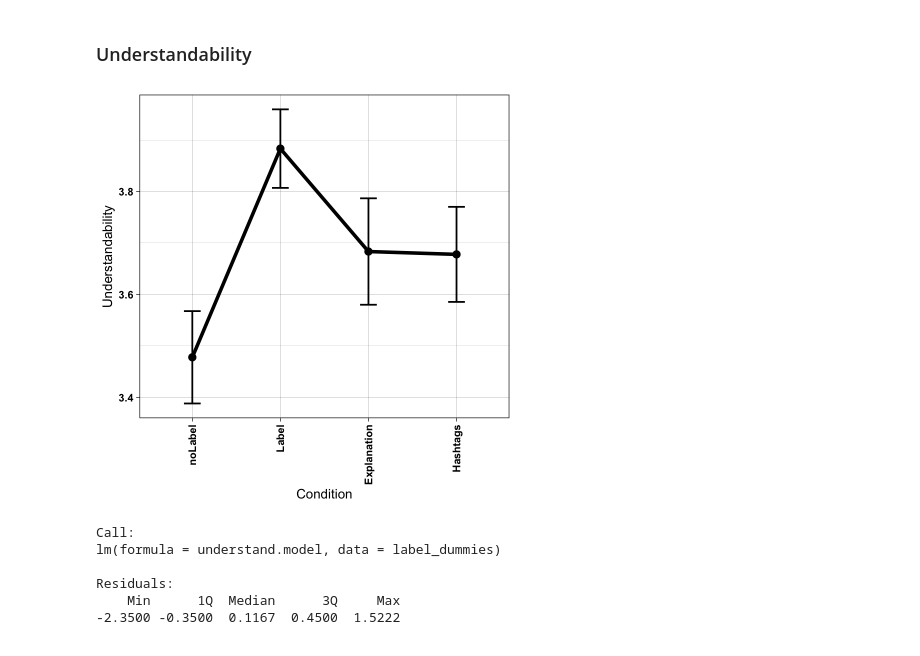
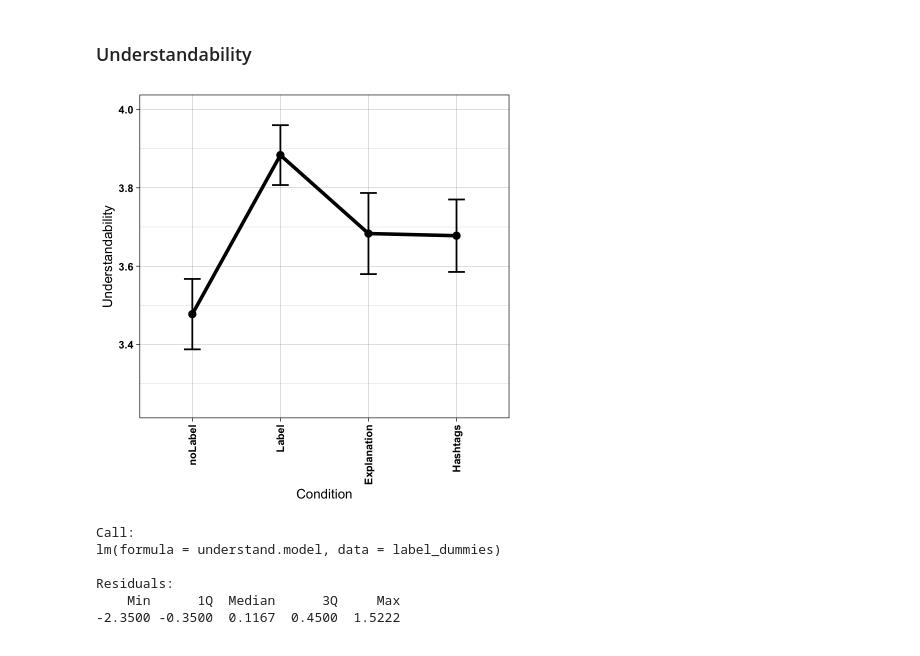
Before and after one commit to ayoubGL/UMAP_25_LLMS_Hash, a Jupyter notebook: Data_Analysis/DA_Umap25_R.ipynb, the cells around one changed output. Saved outputs shown, nothing was run; the diff lists cells and outputs as text; code cells hidden in the pictures.

```diff
--- a/Data_Analysis/DA_Umap25_R.ipynb
+++ b/Data_Analysis/DA_Umap25_R.ipynb
@@ -1070,32 +1099,32 @@ F-statistic: 3.194 on 3 and 236 DF,  p-value: 0.02428
 # %%
 # Group by condition and calculate summary statistics
 summary_data <- cfa_df %>%
   group_by(condition) %>%
   summarise(
     mean_unders = mean(understand, na.rm = TRUE),
     se_unders = sd(understand, na.rm = TRUE) / sqrt(n())
   )
 
 # Ensure condition is an ordered factor
 summary_data$condition <- ordered(summary_data$condition, levels = c("noLabel", "Label", "Explanation", "Hashtags"))
 
 # Plot with error bars
 ggplot(summary_data, aes(x = condition, y = mean_unders, group=1)) +
   geom_line(size = 2) +
   geom_errorbar(aes(
     ymin = mean_unders - se_unders,
     ymax = mean_unders + se_unders
   ), size = 1, width = 0.19) +
-  geom_point(size = 2, stroke = 2) +
+  geom_point(size = 2, stroke = 2) + ylim(3.25,4) +
   theme_linedraw(base_size = 16) +
   theme(
     axis.text.x = element_text(angle = 90, vjust = 0.5, hjust = 1),
     axis.text = element_text(face = "bold")
   ) +
   labs(x = "Condition", y = "Understandability")
   ggsave("./fig/distribution_underst_SE.pdf",width=6, height=4,dpi=700)
 # %% [output]
-[figure, old version]
+[figure, new version]
 # %%
 understand.model <- understand ~ conditionHashtags+conditionExplanation +conditionLabel
 understand.fit <- lm(understand.model, data = label_dummies)
```
Also changed, not shown: parts of 6 cells of this notebook, 20 other files.
